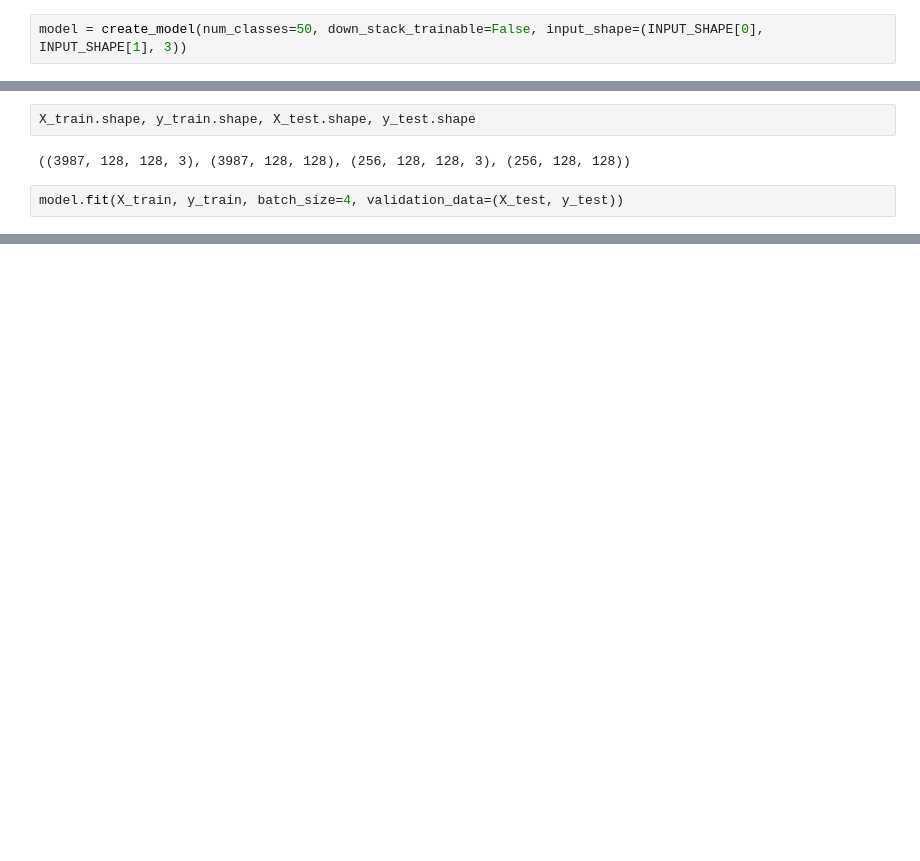
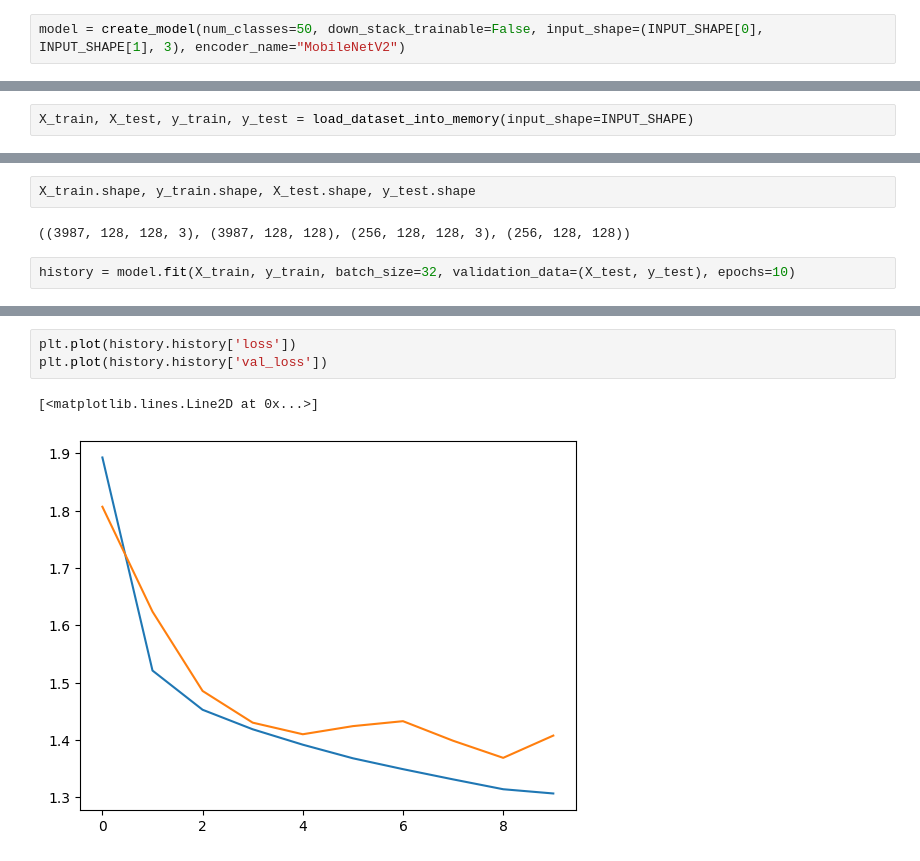
Before and after one commit to Katerunner/fast-street-semantic-segmentation, a Jupyter notebook: main.ipynb, the cells around one changed output, grey strips where cells are left out. Drawn from its saved outputs; the diff is of its cells as text; blank space fills up the shorter version.

```diff
--- a/main.ipynb
+++ b/main.ipynb
@@ -10,7 +11,7 @@ from models.mobilenetv2 import create_model
 # %%
 INPUT_SHAPE = (128, 128)
 # %%
-model = create_model(num_classes=50, down_stack_trainable=False, input_shape=(INPUT_SHAPE[0], INPUT_SHAPE[1], 3))
+model = create_model(num_classes=50, down_stack_trainable=False, input_shape=(INPUT_SHAPE[0], INPUT_SHAPE[1], 3), encoder_name="MobileNetV2")
 # %%
 model.compile(optimizer='adam',
               loss=tf.keras.losses.SparseCategoricalCrossentropy(from_logits=True),
@@ -62,0 +19,2 @@ OpenCV(4.6.0) D:\a\opencv-python\opencv-python\opencv\modules\imgproc\src\resize
+# %%
+X_train, X_test, y_train, y_test = load_dataset_into_memory(input_shape=INPUT_SHAPE)
@@ -65,5 +39,5 @@ X_train.shape, y_train.shape, X_test.shape, y_test.shape
 # %% [output]
 ((3987, 128, 128, 3), (3987, 128, 128), (256, 128, 128, 3), (256, 128, 128))
 # %%
-model.fit(X_train, y_train, batch_size=4, validation_data=(X_test, y_test))
+history = model.fit(X_train, y_train, batch_size=32, validation_data=(X_test, y_test), epochs=10)
 # %% [output]
@@ -92,0 +64,6 @@ array([[[[-2.09492   , -1.0843532 ,  0.24630025, ..., -1.9062544 ,
+# %%
+plt.plot(history.history['loss'])
+plt.plot(history.history['val_loss'])
+# %% [output]
+[<matplotlib.lines.Line2D at 0x...>]
+[figure, added]
```
Also changed, not shown: parts of 9 cells of this notebook, 4 other files.
